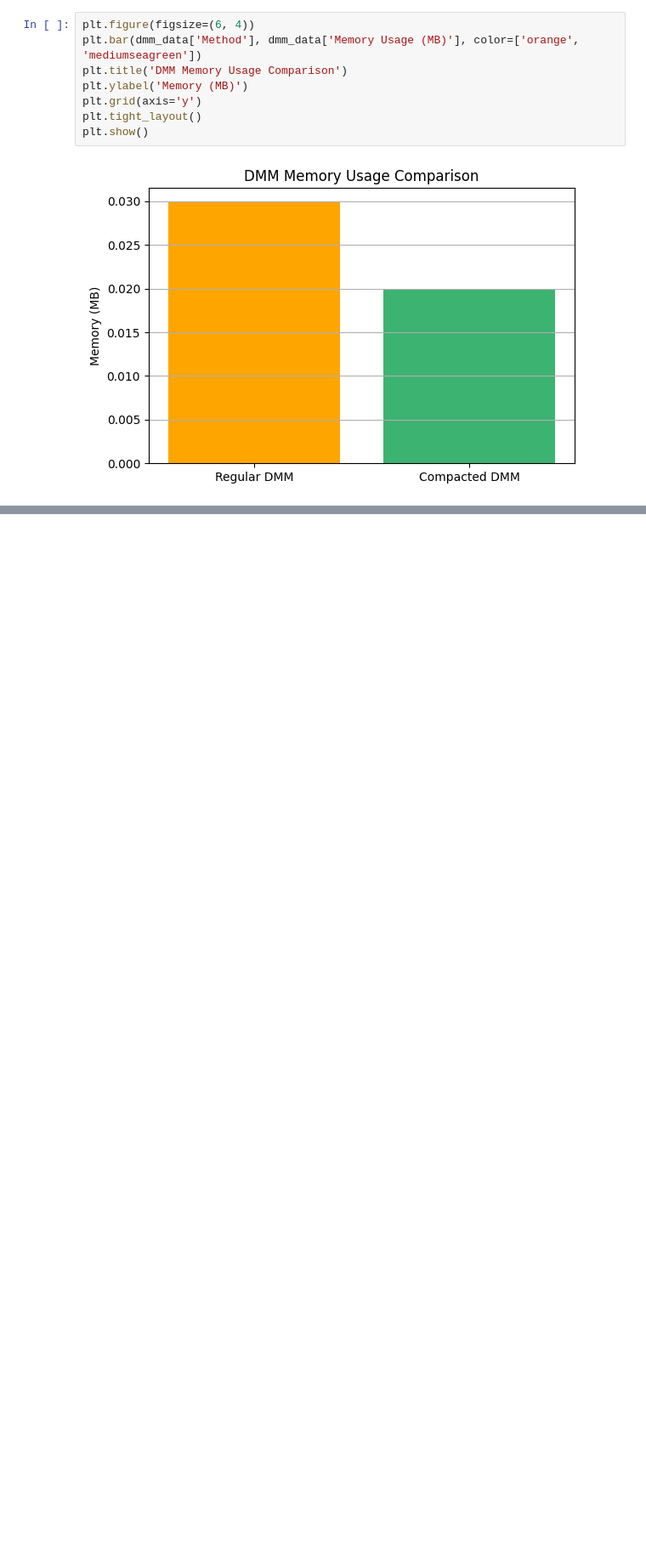
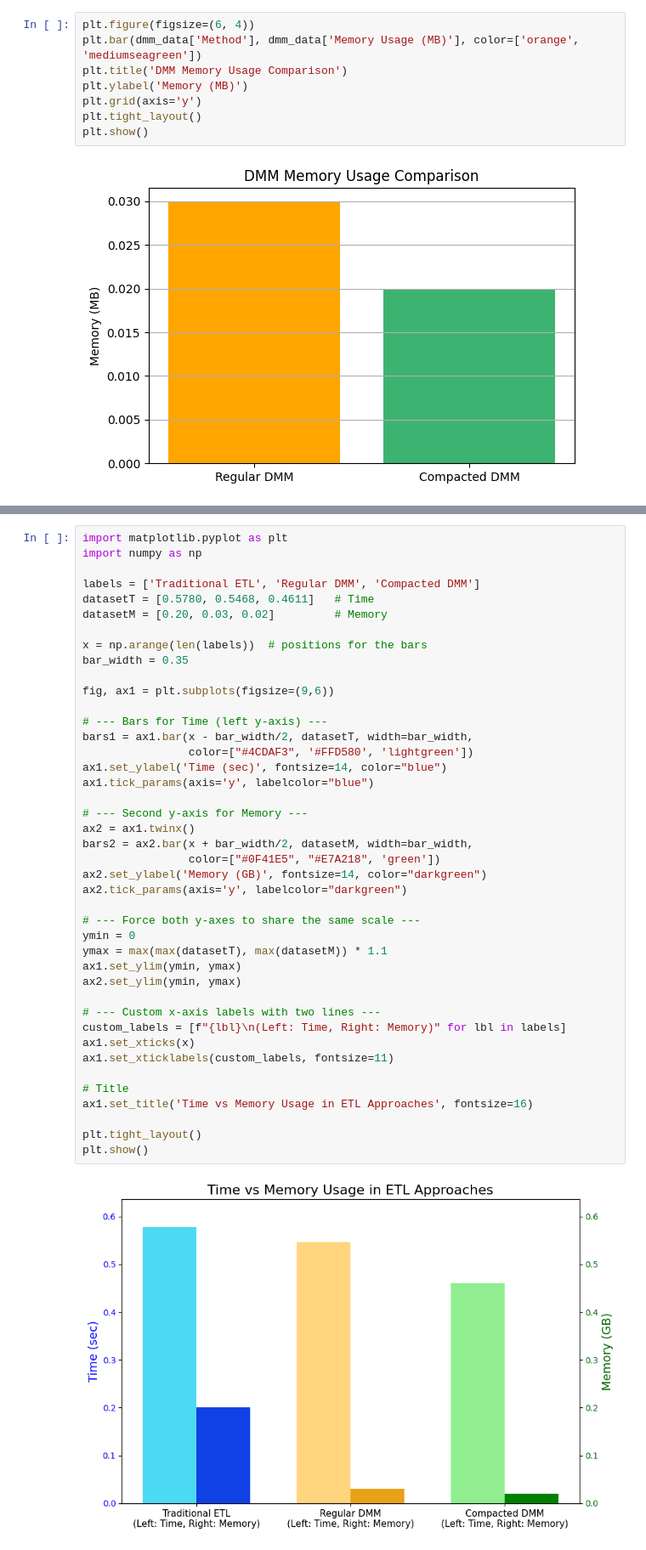
Before and after one commit to MarcoAxel/dmm-vs-lookup-etl, a Jupyter notebook: notebooks/06_visualize_all_etl.ipynb, the cells around one changed output, grey strips where cells are left out. Shown at 85% size. Cells and saved outputs as stored; diff of their text form; blank space fills up the shorter version.

```diff
--- a/notebooks/06_visualize_all_etl.ipynb
+++ b/notebooks/06_visualize_all_etl.ipynb
@@ -71,0 +145,44 @@ plt.show()
+# %%
+import matplotlib.pyplot as plt
+import numpy as np
+
+labels = ['Traditional ETL', 'Regular DMM', 'Compacted DMM']
+datasetT = [0.5780, 0.5468, 0.4611]   # Time
+datasetM = [0.20, 0.03, 0.02]         # Memory
+
+x = np.arange(len(labels))  # positions for the bars
+bar_width = 0.35
+
+fig, ax1 = plt.subplots(figsize=(9,6))
+
+# --- Bars for Time (left y-axis) ---
+bars1 = ax1.bar(x - bar_width/2, datasetT, width=bar_width,
+                color=["#4CDAF3", '#FFD580', 'lightgreen'])
+ax1.set_ylabel('Time (sec)', fontsize=14, color="blue")
+ax1.tick_params(axis='y', labelcolor="blue")
+
+# --- Second y-axis for Memory ---
+ax2 = ax1.twinx()
+bars2 = ax2.bar(x + bar_width/2, datasetM, width=bar_width,
+                color=["#0F41E5", "#E7A218", 'green'])
+ax2.set_ylabel('Memory (GB)', fontsize=14, color="darkgreen")
+ax2.tick_params(axis='y', labelcolor="darkgreen")
+
+# --- Force both y-axes to share the same scale ---
+ymin = 0
+ymax = max(max(datasetT), max(datasetM)) * 1.1
+ax1.set_ylim(ymin, ymax)
+ax2.set_ylim(ymin, ymax)
+
+# --- Custom x-axis labels with two lines ---
+custom_labels = [f"{lbl}\n(Left: Time, Right: Memory)" for lbl in labels]
+ax1.set_xticks(x)
+ax1.set_xticklabels(custom_labels, fontsize=11)
+
+# Title
+ax1.set_title('Time vs Memory Usage in ETL Approaches', fontsize=16)
+
+plt.tight_layout()
+plt.show()
+# %% [output]
+[figure, added]
```
Also changed, not shown: parts of 3 cells of this notebook.
